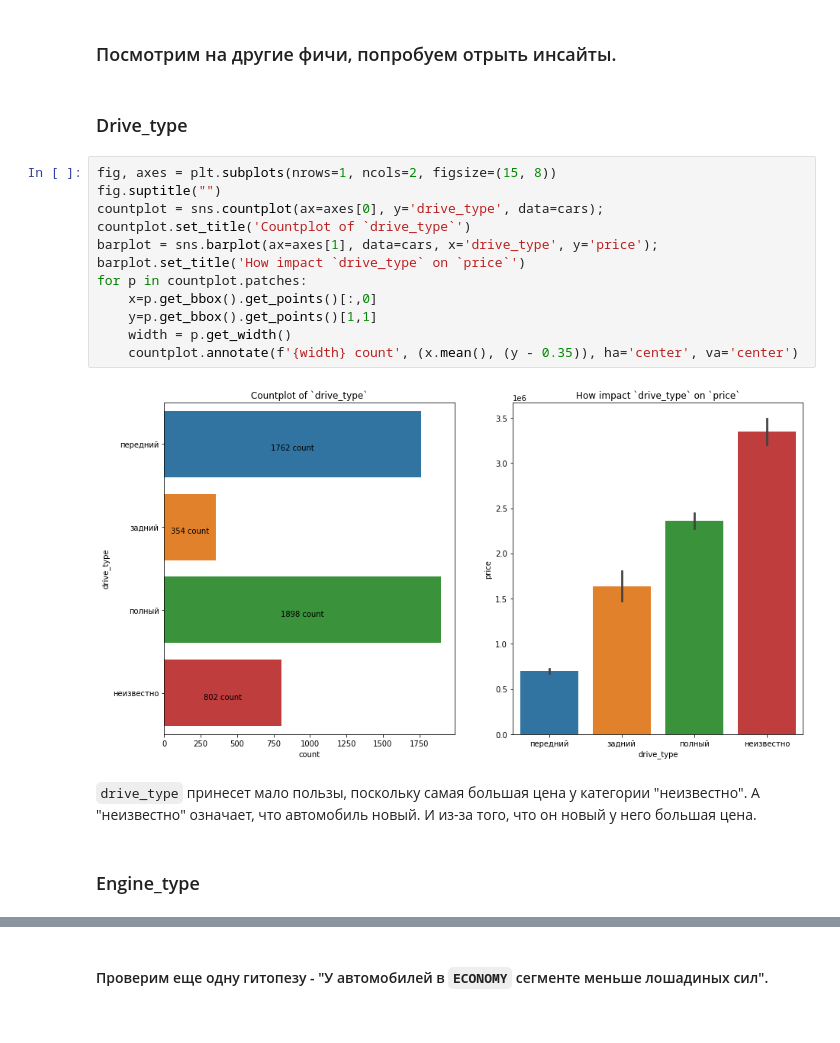
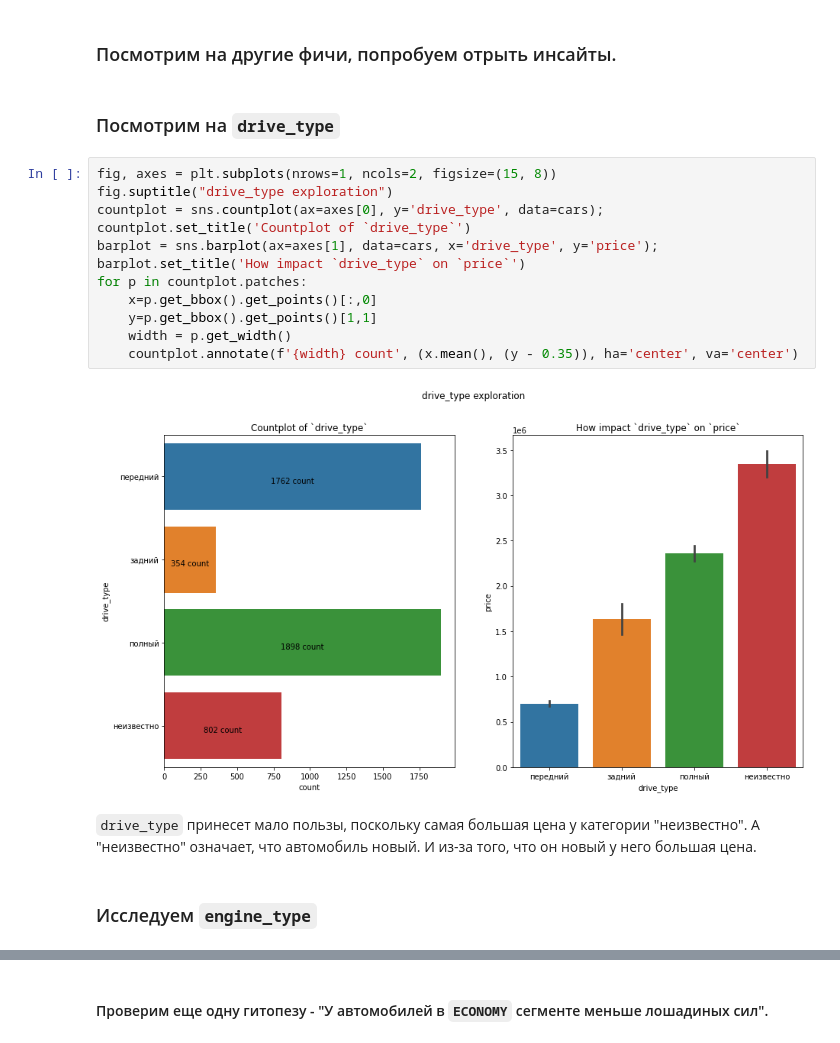
Before and after one commit to ArthurBodrov/autoru_analytics, a Jupyter notebook: Data Exploration.ipynb, the cells around one changed output, grey strips where cells are left out. Cells and saved outputs as stored; diff of their text form.

```diff
--- a/Data Exploration.ipynb
+++ b/Data Exploration.ipynb
@@ -217,24 +217,24 @@ round(cars['km_age'].corr(cars['price']), 2)
 6. Чем больше пробег, тем дешевле автомобиль.$\color{green}{\text{Подтвердилась}}$
 # %% [markdown]
 ### Посмотрим на другие фичи, попробуем отрыть инсайты.
-# %% [markdown]
-### Drive_type
+# %% [markdown]
+### Посмотрим на `drive_type`
 # %%
 fig, axes = plt.subplots(nrows=1, ncols=2, figsize=(15, 8))
-fig.suptitle("")
+fig.suptitle("drive_type exploration")
 countplot = sns.countplot(ax=axes[0], y='drive_type', data=cars);
 countplot.set_title('Countplot of `drive_type`')
 barplot = sns.barplot(ax=axes[1], data=cars, x='drive_type', y='price');
 barplot.set_title('How impact `drive_type` on `price`')
 for p in countplot.patches:
     x=p.get_bbox().get_points()[:,0]
     y=p.get_bbox().get_points()[1,1]
     width = p.get_width()
     countplot.annotate(f'{width} count', (x.mean(), (y - 0.35)), ha='center', va='center')
 # %% [output]
-[figure, old version]
+[figure, new version]
 # %% [markdown]
 `drive_type` принесет мало пользы, поскольку самая большая цена у категории "неизвестно". А "неизвестно" означает, что автомобиль новый. И из-за того, что он новый у него большая цена.
-# %% [markdown]
-### Engine_type
+# %% [markdown]
+### Исследуем `engine_type`
 # %%
```
Also changed, not shown: parts of 7 cells of this notebook.
